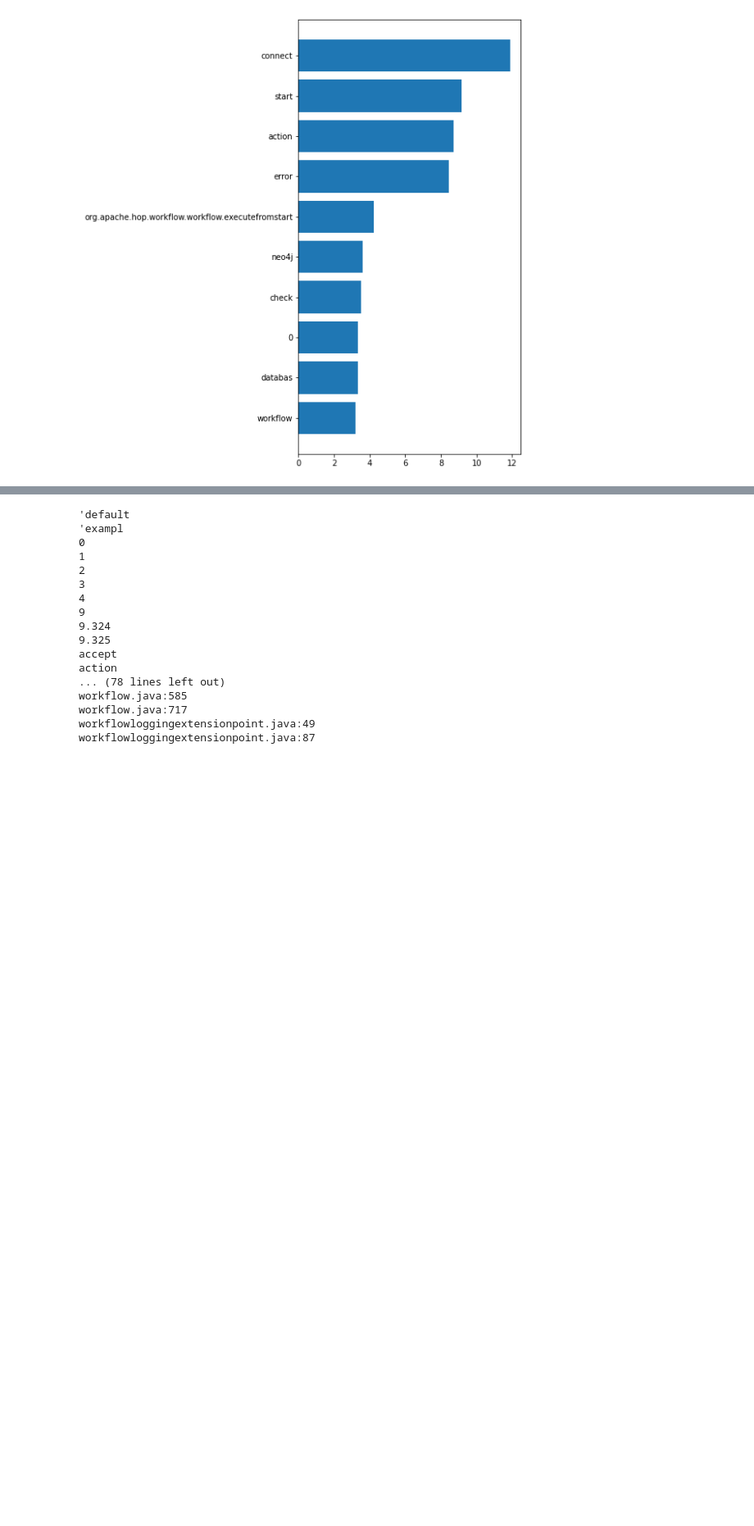
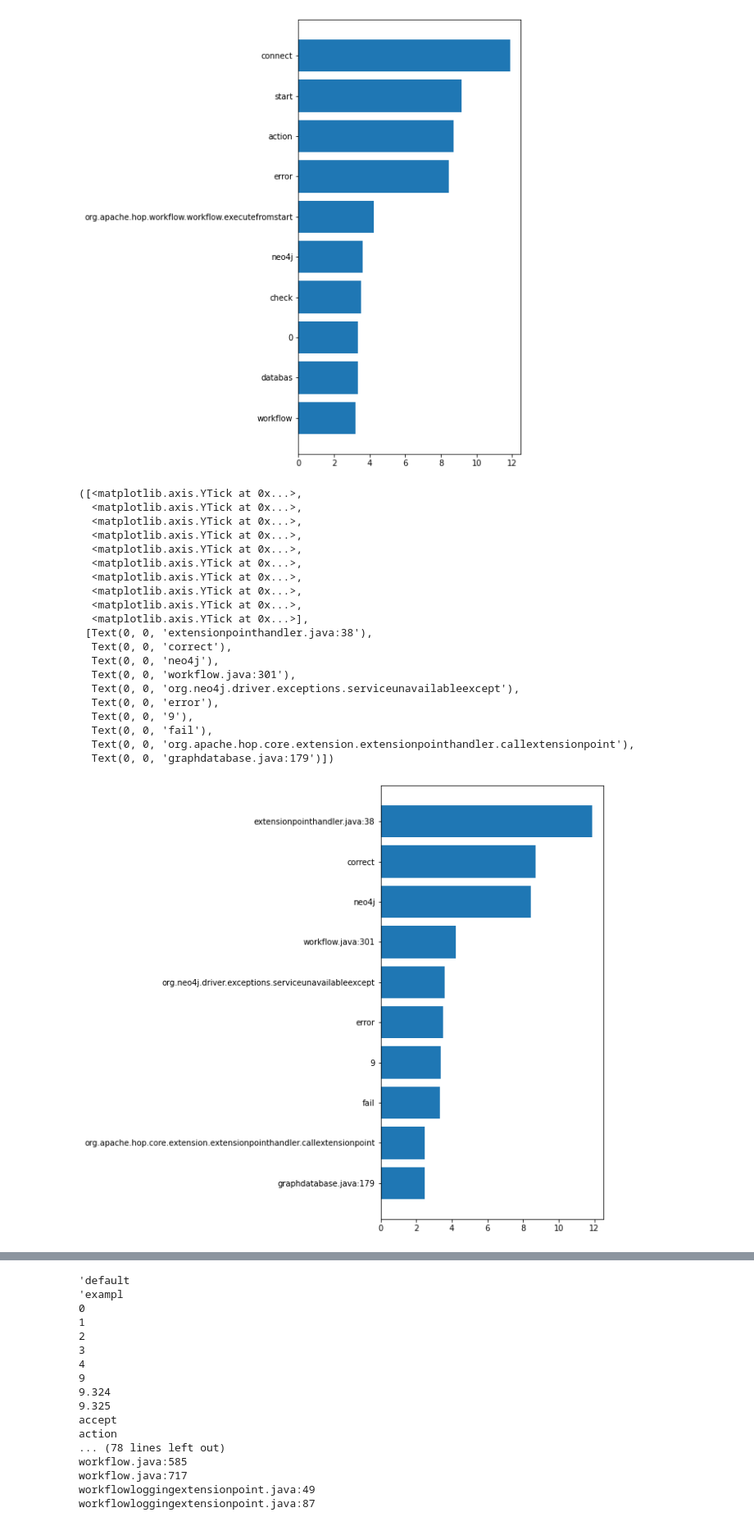
Before and after one commit to P4P3RCL1P/HopLogData, a Jupyter notebook: Log_file_root_cause_analysis.ipynb, the cells around one changed output, grey strips where cells are left out. Shown at 82% size. Cells and saved outputs as stored; diff of their text form; code cells hidden in the pictures; blank space fills up the shorter version.

Commit message:
Add more tf-idf visualization

```diff
--- a/Log_file_root_cause_analysis.ipynb
+++ b/Log_file_root_cause_analysis.ipynb
@@ -849,0 +849,35 @@ train['LoggingText']
+# %%
+errorLines = train[train['isError'] == 1]['LoggingText']
+nonErrorLines = train[train['isError'] == 0]['LoggingText']
+# %%
+X_error = vectorizer.fit_transform(errorLines)
+featuresRank = list(zip(vectorizer.get_feature_names_out(), [x[0] for x in X.sum(axis=0).T.tolist()]))
+
+featuresRank = np.array(sorted(featuresRank, key=lambda x:x[1], reverse=True))
+
+n=10
+plt.figure(figsize=(5,10))
+plt.barh(-np.arange(n),featuresRank[:n, 1].astype(float), height =0.8)
+plt.yticks(ticks=-np.arange(n), labels=featuresRank[:n, 0])
+# %% [output]
+([<matplotlib.axis.YTick at 0x...>,
+  <matplotlib.axis.YTick at 0x...>,
+  <matplotlib.axis.YTick at 0x...>,
+  <matplotlib.axis.YTick at 0x...>,
+  <matplotlib.axis.YTick at 0x...>,
+  <matplotlib.axis.YTick at 0x...>,
+  <matplotlib.axis.YTick at 0x...>,
+  <matplotlib.axis.YTick at 0x...>,
+  <matplotlib.axis.YTick at 0x...>,
+  <matplotlib.axis.YTick at 0x...>],
+ [Text(0, 0, 'extensionpointhandler.java:38'),
+  Text(0, 0, 'correct'),
+  Text(0, 0, 'neo4j'),
+  Text(0, 0, 'workflow.java:301'),
+  Text(0, 0, 'org.neo4j.driver.exceptions.serviceunavailableexcept'),
+  Text(0, 0, 'error'),
+  Text(0, 0, '9'),
+  Text(0, 0, 'fail'),
+  Text(0, 0, 'org.apache.hop.core.extension.extensionpointhandler.callextensionpoint'),
+  Text(0, 0, 'graphdatabase.java:179')])
+[figure, added]
```
Also changed, not shown: parts of 10 cells of this notebook.
